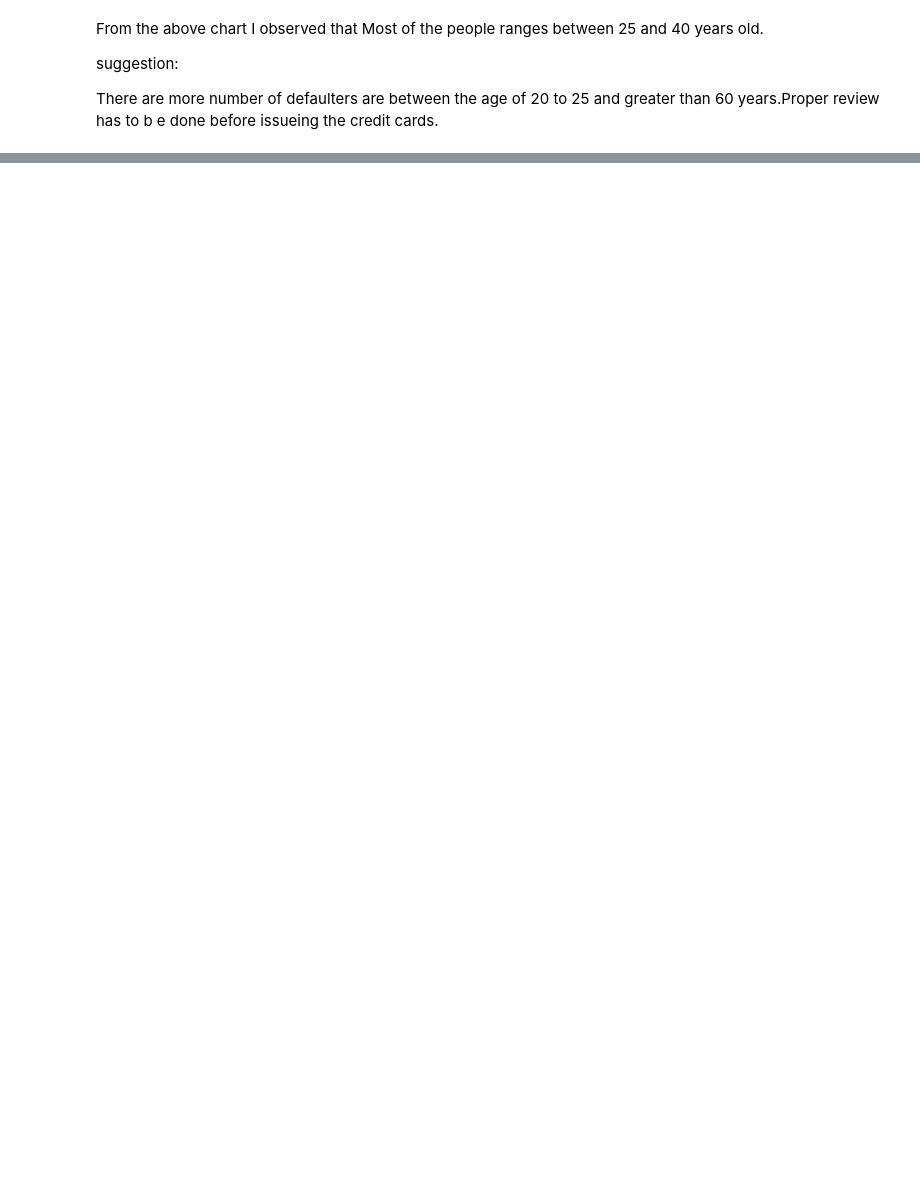
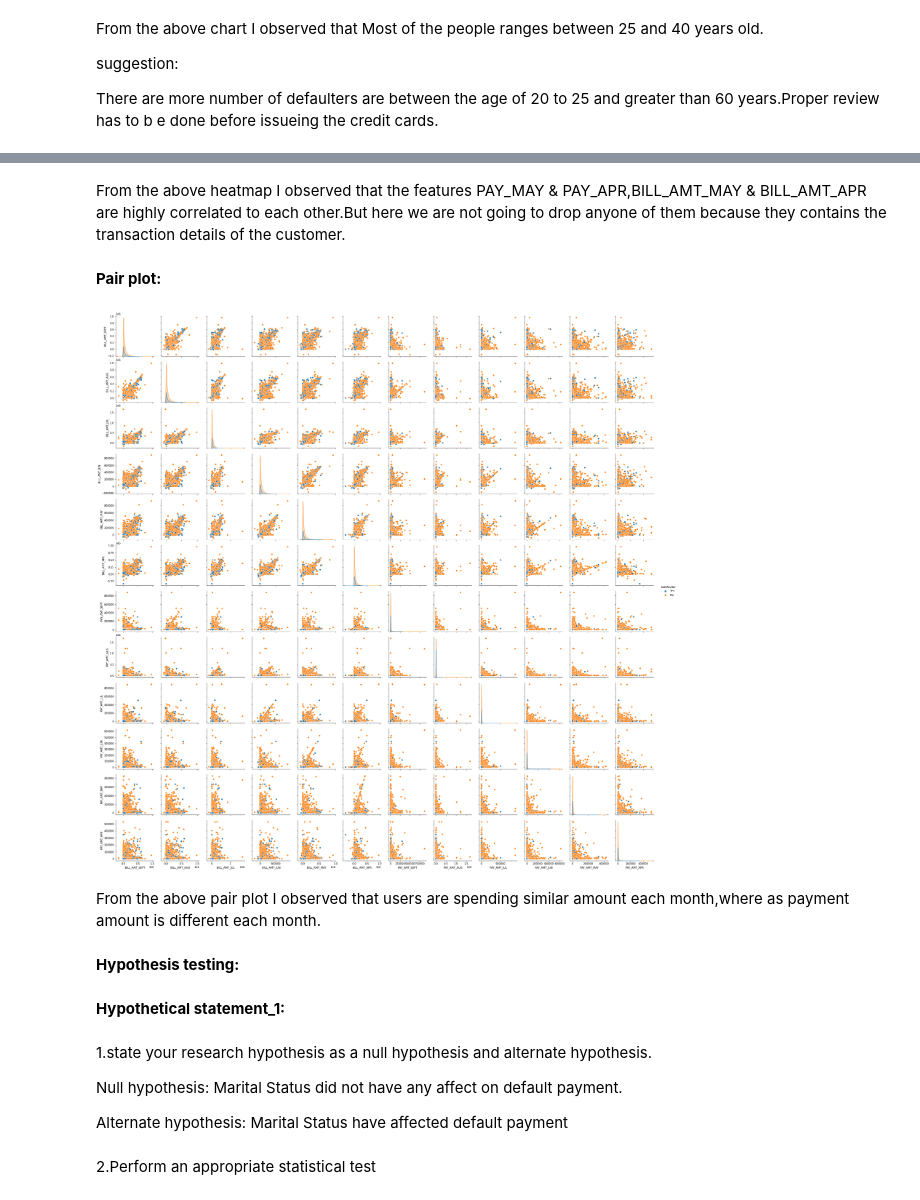
Before and after one commit to m123m12/credit-card-default-prediction, a Jupyter notebook: credit_card_default_prediction.ipynb, the cells around one changed output, grey strips where cells are left out. Drawn from its saved outputs; the diff is of its cells as text; code cells hidden in the pictures; blank space fills up the shorter version.

```diff
--- a/credit_card_default_prediction.ipynb
+++ b/credit_card_default_prediction.ipynb
@@ -433,0 +471,24 @@ There are more number of defaulters  are between the age of 20 to 25 and greater
+# %% [markdown]
+From the above heatmap I observed that the features PAY_MAY & PAY_APR,BILL_AMT_MAY & BILL_AMT_APR are highly correlated to each other.But here we are not going to drop anyone of them because they contains the transaction details of the customer.
+# %% [markdown]
+**Pair plot:**
+# %%
+#visualizing pair plot
+sns.pairplot(card_data,vars=card_data.columns[11:-1], kind='scatter',hue= 'IsDefaulter')
+plt.show()
+# %% [output]
+[figure, added]
+# %% [markdown]
+From the above pair plot I observed that users are spending similar amount each month,where as payment amount is different each month.
+# %% [markdown]
+**Hypothesis testing:**
+# %% [markdown]
+**Hypothetical statement_1:**
+# %% [markdown]
+1.state your research hypothesis as a null hypothesis and alternate hypothesis.
+
+   Null hypothesis: Marital Status did not have any affect on default payment.
+
+   Alternate hypothesis: Marital Status have affected default payment
+# %% [markdown]
+  2.Perform an appropriate statistical test
```
Also changed, not shown: parts of 13 cells of this notebook.
